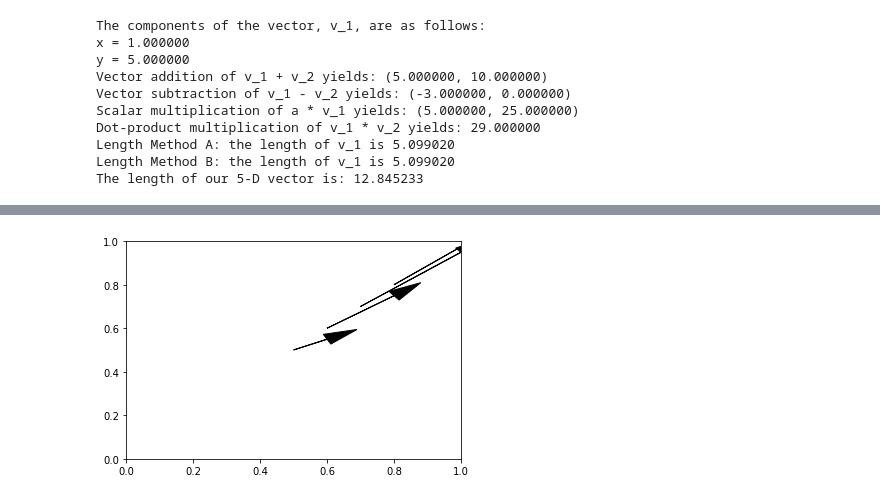
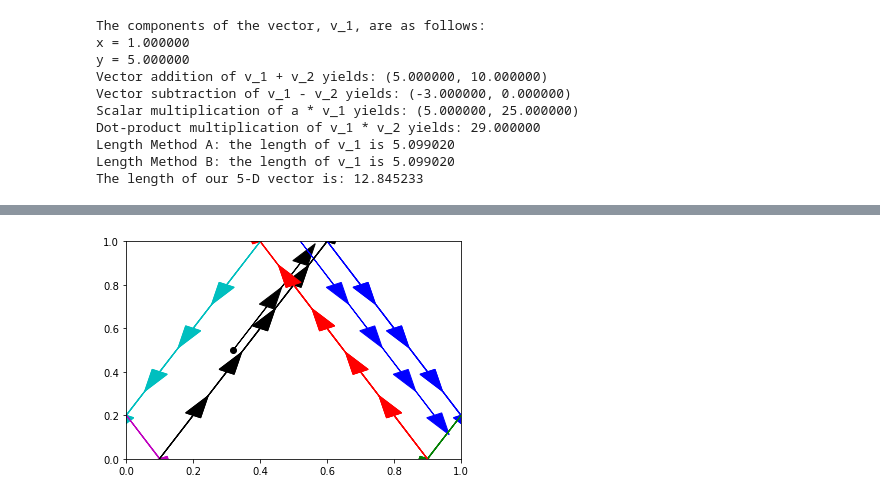
Before and after one commit to stephensekula/smu-honors-physics, a Jupyter notebook: AdventuresInSpacetime/Adventures in Spacetime.ipynb, the cells around one changed output, grey strips where cells are left out. Saved outputs shown, nothing was run; the diff lists cells and outputs as text; code cells hidden in the pictures.

```diff
--- a/AdventuresInSpacetime/Adventures in Spacetime.ipynb
+++ b/AdventuresInSpacetime/Adventures in Spacetime.ipynb
@@ -261,4 +275,10 @@ You can make up your own rules. Here is what the program looks like in PYTHON if
 # %%
+# Library setups
+import numpy as np
+import math
+import matplotlib.pyplot as plt
+
+# Define variables accessible (and modifiable) by functions
 global board_length
 board_length = 1
 
@@ -273,6 +293,10 @@ global vector_color
 vector_color = 0
 
 # Define some functions for determining if our vector is on the board
+# A "function" takes input and does something to it. It allows you to
+# encapsulate repetative tasks.
+
+# Is the vector's front end inside the bounds of the board's horizontal size?
 def vector_in_board_horizontally(x_start = 0, v = np.array([])):
     if (x_start + v[0]) < 0:
         return -1
@@ -280,6 +304,7 @@ def vector_in_board_horizontally(x_start = 0, v = np.array([])):
         return 1
     return 0
 
+# Is the vector's front end inside the bounds of the board's vertical size?
 def vector_in_board_vertically(y_start = 0, v = np.array([])):
     if (y_start + v[1]) < 0:
         return -1
@@ -299,6 +324,13 @@ def draw_vector(x_initial = 0.5, y_initial = 0.5, v = np.array([])):
     plt.arrow(x_initial, y_initial, v[0], v[1], head_width=0.05, head_length=0.1, fc=colors[vector_color], ec=colors[vector_color]);
     return v
 
+def next_color():
+    global vector_color
+    vector_color += 1
+    if vector_color >= len(colors):
+        vector_color = 0
+    return vector_color
+
 # Draw the board and then play the game
 # We'll need this more later, but this code snippet will draw arrows. We need them to represent the above statement
 import matplotlib.pyplot as plt
@@ -306,46 +338,56 @@ import math
 %matplotlib inline
 plt.axis('on')
 plt.xlim(0,board_length)
 plt.ylim(0,board_height)
 
 
 # initial vector
-x_start = 0.5
+x_start = 0.32
 y_start = 0.5
-v = draw_vector(x_initial = x_start, y_initial = y_start, v=np.array([0.1,0.05]))
+v = draw_vector(x_initial = x_start, y_initial = y_start, v=np.array([0.1,0.2]))
 
-# Define a loop that (1) waits for a second and then (2) draws the next vector using our rules
-import time
+# Place a dot at the starting point - this helps us find the start point!
+plt.plot(x_start,y_start, marker='o', color=colors[vector_color], ls='')
 
-total_time = 5
 
-for t in range(total_time):
-    time.sleep(1)
+# Step the arrow around the board, applying our rules when a vector reaches the boundaries
+# When we "bounce" off a wall, change the color!
+total_steps = 50
+
+# a "for loop" repeats a task over and over again, up to a limit that you define
+for step in range(total_steps):
     v_next = v
+
+    # update the start point
+    x_start = x_start + v[0]
+    y_start = y_start + v[1]
 
     horizontal_choice = vector_in_board_horizontally(x_start, v)
     if horizontal_choice == 0:
-        v_next = v_next + np.array([0.1, 0])
-        x_start = x_start + 0.1
+        v_next = v_next
     elif horizontal_choice == -1:
-        v_next = np.array([0.1, v_next[1]])
+        v_next = flip_horizontal(v_next)
         x_start = 0
+        next_color()
     elif horizontal_choice == 1:
-        v_next = - np.array([0.1, v_next[1]])
+        v_next = flip_horizontal(v_next)
         x_start = board_length
+        next_color()
+
 
     vertical_choice = vector_in_board_vertically(y_start, v)
     if vertical_choice == 0:
-        v_next = v_next + np.array([0, 0.1])
-        y_start = y_start + 0.1
+        v_next = v_next
     elif vertical_choice == -1:
-        v_next = np.array([v_next[0], 0.1])
+        v_next = flip_vertical(v_next)
         y_start = 0
+        next_color()
     elif vertical_choice == 1:
-        v_next = - np.array([v_next[0], 0.1])
+        v_next = flip_vertical(v_next)
         y_start = board_length
+        next_color()
 
     v = v_next
     draw_vector(x_start, y_start, v)
 # %% [output]
-[figure, old version]
+[figure, new version]
```
Also changed, not shown: parts of 8 cells of this notebook.
